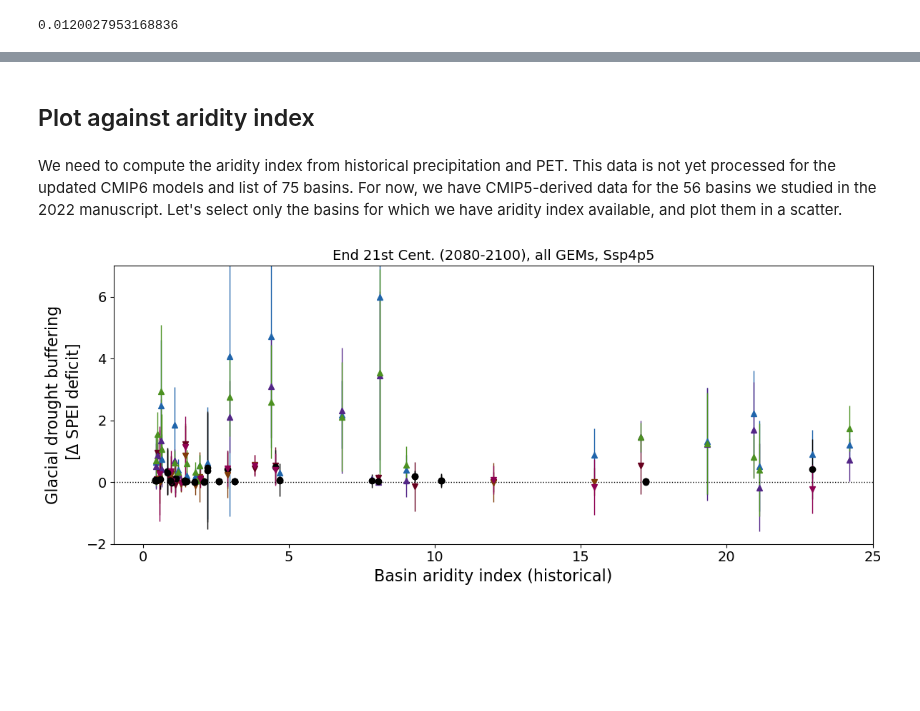
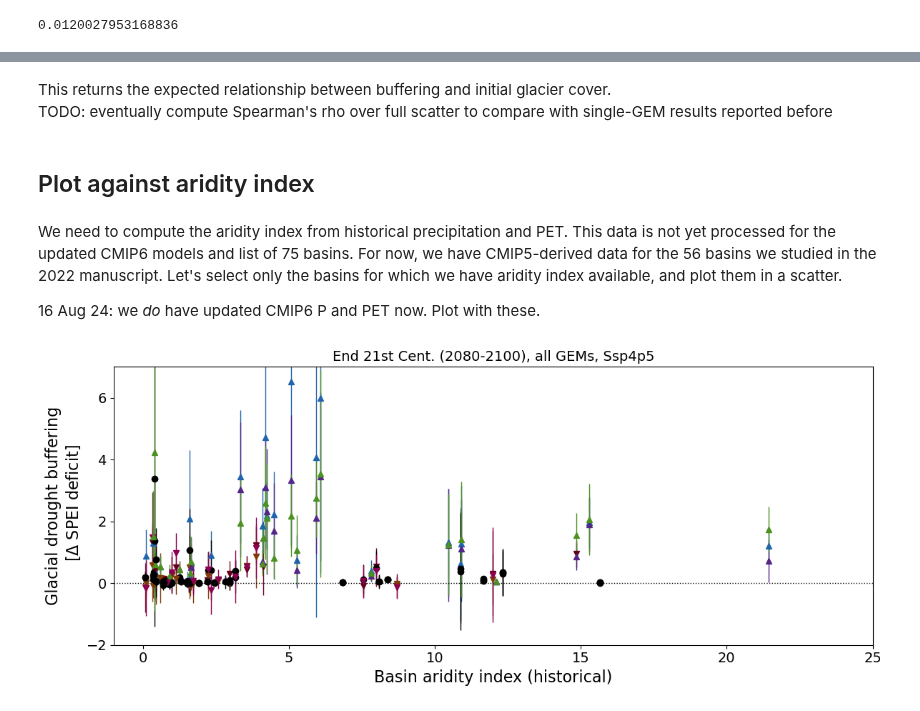
Before and after one commit to ehultee/glacial-SPEI, a Jupyter notebook: 20240215-multi_GEM-buffering_vs_aridity.ipynb, the cells around one changed output, grey strips where cells are left out. Saved outputs shown, nothing was run; the diff lists cells and outputs as text; code cells hidden in the pictures; blank space fills up the shorter version.

```diff
--- a/20240215-multi_GEM-buffering_vs_aridity.ipynb
+++ b/20240215-multi_GEM-buffering_vs_aridity.ipynb
@@ -48,7 +52,24 @@ basins_all = {'RHINE':'6242', 'RHONE':'6243','PO':'6241', 'DANUBE':'6202', 'TITI
               'INDUS':'2309', 'GANGES':'2306','BRAHMAPUTRA':'2302', 'OB':'2108', 'INDIGIRKA':'2103','YANGTZE' : '2433'}
 # %%
 ## Make an array to guarantee the order will remain intact
-basin_names = basins_all.keys() ## keys actually remember insertion order as of Python 3.7, wow modern
+## Actually unnecessary - keys remember insertion order as of Python 3.7, wow modern
+## 16 Aug 2024: BUT we want to confirm that the basins are the same order Sloan used, which is maybe not the case
+# basin_names = basins_all.keys()
+
+#Load in list from total Basin area data -- following Finn percent glaciation code
+from scipy.io import loadmat
+import pandas as pd
+path_to_area = '/Volumes/GoogleDrive/My Drive/Runoff-intercomparison/Summary-statistics/BasinArea.mat' ## uploaded by Sloan
+BasinAreas = loadmat(path_to_area)
+#Creating indices a dataframe would use
+basin_areas = BasinAreas['BasinArea']
+basin_names = BasinAreas['BasinNam']
+basin_name_list = [name[1][0] for name in basin_names]
+
+revised_names = {'ISSYK-KUL': 'YSYK-KOL', 'LAGARFLIOT': 'LAGARFLJOT'}.get ## revise to align Sloan's names with Finn's spelling
+basin_name_list = [revised_names(n,n) for n in basin_name_list]
+
+basin_names=basin_name_list ## just to make sure to get them all
 # %%
 itime = integration_times[0] # select timescale of integration. [0] is 3 months, used in manuscript.
 scen = scenarios[1] # choose which SSP to load
@@ -76,8 +97,8 @@ import pandas as pd
 
 SPEI_basin_sorted_GEM_raw = {g: {} for g in gmodels}
 for g in gmodels:
-    SPEI_by_basin = {b: {} for b in basin_names} # create dictionary indexed by basin name
-    for i, b in enumerate(basins_all):
+    SPEI_by_basin = {b: {} for b in basin_name_list} # create dictionary indexed by basin name
+    for i, b in enumerate(basin_name_list):
         SPEI_by_basin[b] = {case: {} for case in cases}
         for case in cases:
             tempdict = {}
@@ -288,5 +385,10 @@ percent_glaciated.loc['YUKON']
+# %% [markdown]
+This returns the expected relationship between buffering and initial glacier cover.
+TODO: eventually compute Spearman's rho over full scatter to compare with single-GEM results reported before
 # %% [markdown]
 ## Plot against aridity index
 # %% [markdown]
 We need to compute the aridity index from historical precipitation and PET.  This data is not yet processed for the updated CMIP6 models and list of 75 basins.  For now, we have CMIP5-derived data for the 56 basins we studied in the 2022 manuscript.  Let's select only the basins for which we have aridity index available, and plot them in a scatter.
+
+16 Aug 24: we *do* have updated CMIP6 P and PET now. Plot with these.
 # %%
@@ -359,7 +478,7 @@ for increment in range(len(gmodels)):
     dec_color = this_cmap(-0.7)
     inc_color = this_cmap(0.9)
 
-    for j,bname in enumerate(basin_names_22):
+    for j,bname in enumerate(basin_names):
         ## correcting small discrepancies between basin name sets
         if bname=='TARIM':
             b='TARIM HE'
@@ -413,31 +532,31 @@ for increment in range(len(gmodels)):
         endC_v_hist_s = np.nanmean(severity_endC)-np.nanmean(severity_b)
         if endC_v_hist_s >0.1:
             endC_color_s=inc_color
             endC_marker_s='^'
         elif endC_v_hist_s<-0.1:
             endC_color_s=dec_color
             endC_marker_s='v'
         else:
             endC_color_s='k'
             endC_marker_s='o'
 
         ax.errorbar(hist_AI, np.nanmean(severity_endC),
                      yerr=np.asarray(np.nanmean(severity_endC)-np.nanmin(severity_endC), np.nanmax(severity_endC)-np.nanmean(severity_endC)).transpose(),
                      color=endC_color_s, marker=endC_marker_s, lw=1.0)
 
 
 ax.set_ylabel(r'Glacial drought buffering'
               '\n'
               ' [$\Delta$ SPEI deficit]',fontsize=16)
 ax.set(
     # xscale='log', ,
     xlim=(-1,25),
     ylim=(-2,7))
 ax.set_yticks([-2, 0, 2, 4, 6])
 ax.set_xlabel('Basin aridity index (historical)', fontsize=16)
 ax.set_title('End 21st Cent. (2080-2100), all GEMs, {}'.format(scen), fontsize=14)
 ax.tick_params(which='both', labelsize=14)
 ax.axhline(0, ls=':', lw=1.0, color='k')
 plt.tight_layout()
 # %% [output]
-[figure, old version]
+[figure, new version]
```
Also changed, not shown: parts of 9 cells of this notebook.
